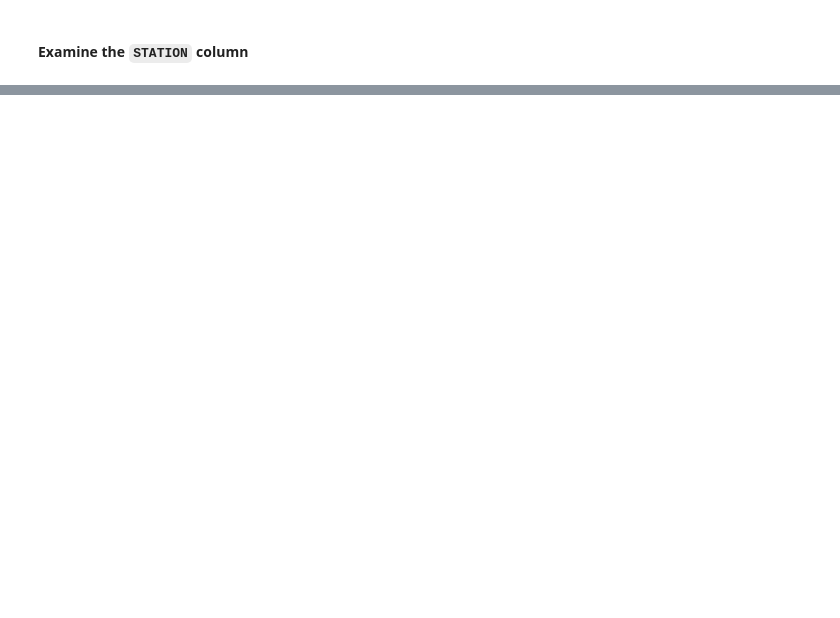
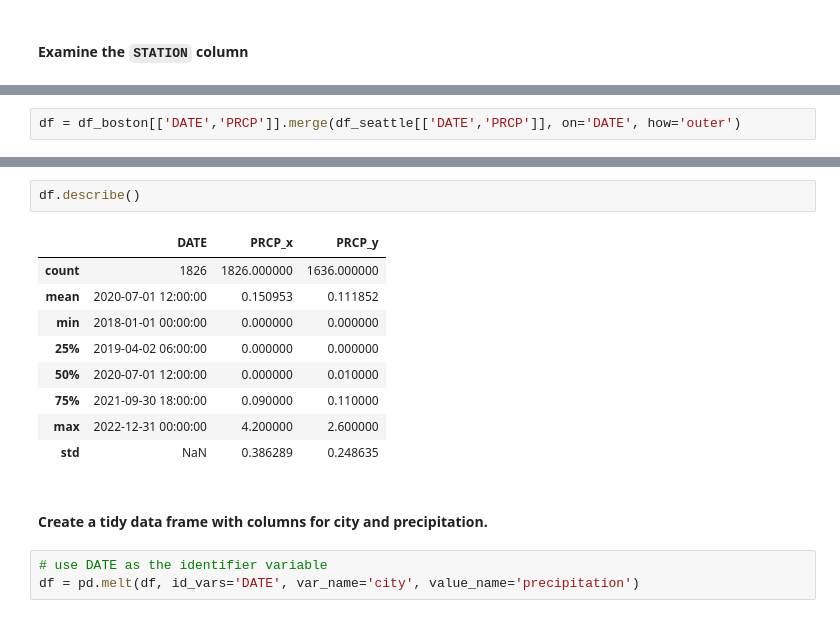
Before and after one commit to tuyettran15999/weather, a Jupyter notebook: code/Weather_Data.ipynb, the cells around one changed output, grey strips where cells are left out. Cells and saved outputs as stored; diff of their text form; blank space fills up the shorter version.

```diff
--- a/code/Weather_Data.ipynb
+++ b/code/Weather_Data.ipynb
@@ -84,0 +273,2 @@ memory usage: 166.0 KB
+# %%
+df = df_boston[['DATE','PRCP']].merge(df_seattle[['DATE','PRCP']], on='DATE', how='outer')
@@ -84,0 +284,17 @@ memory usage: 166.0 KB
+# %%
+df.describe()
+# %% [output]
+|  | DATE | PRCP_x | PRCP_y |
+| count | 1826 | 1826.000000 | 1636.000000 |
+| mean | 2020-07-01 12:00:00 | 0.150953 | 0.111852 |
+| min | 2018-01-01 00:00:00 | 0.000000 | 0.000000 |
+| 25% | 2019-04-02 06:00:00 | 0.000000 | 0.000000 |
+| 50% | 2020-07-01 12:00:00 | 0.000000 | 0.010000 |
+| 75% | 2021-09-30 18:00:00 | 0.090000 | 0.110000 |
+| max | 2022-12-31 00:00:00 | 4.200000 | 2.600000 |
+| std | NaN | 0.386289 | 0.248635 |
+# %% [markdown]
+#### Create a tidy data frame with columns for city and precipitation.
+# %%
+# use DATE as the identifier variable
+df = pd.melt(df, id_vars='DATE', var_name='city', value_name='precipitation')
```
Also changed, not shown: parts of 85 cells of this notebook, 1 other file.
